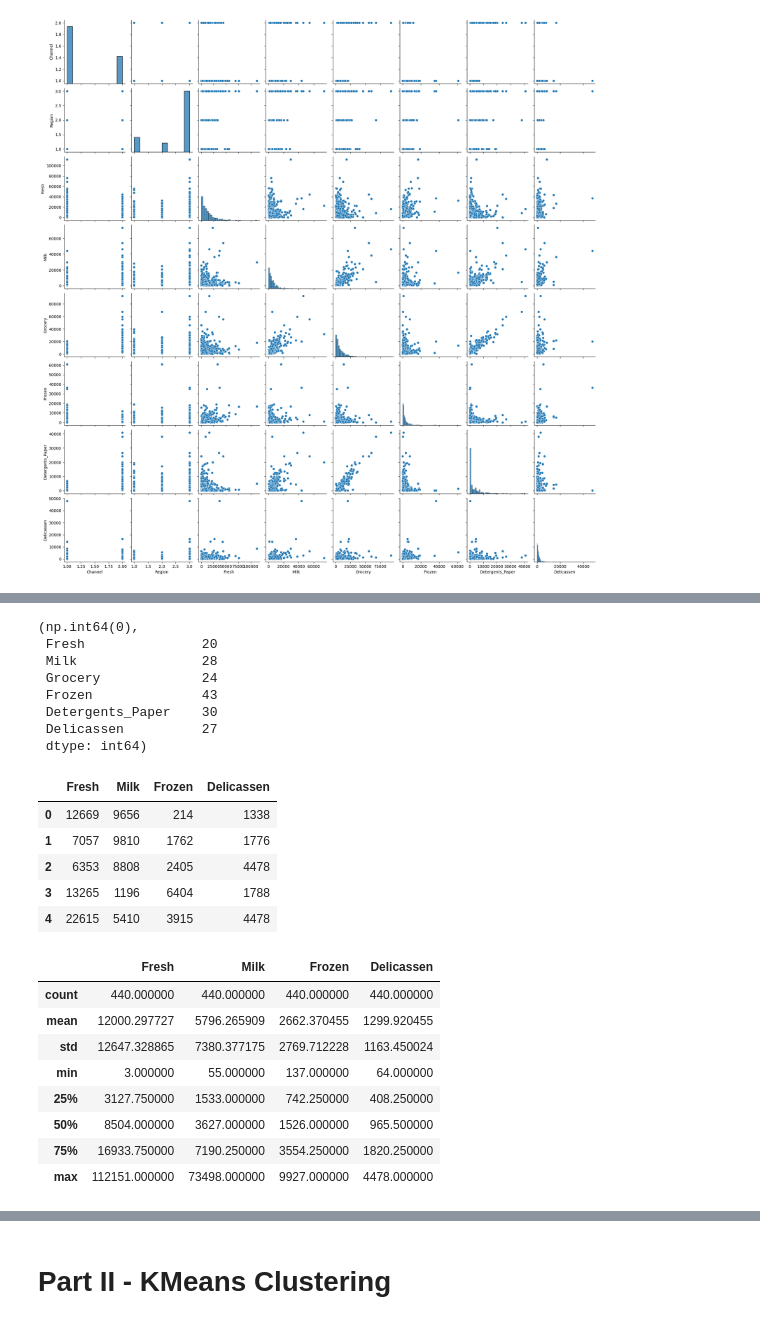
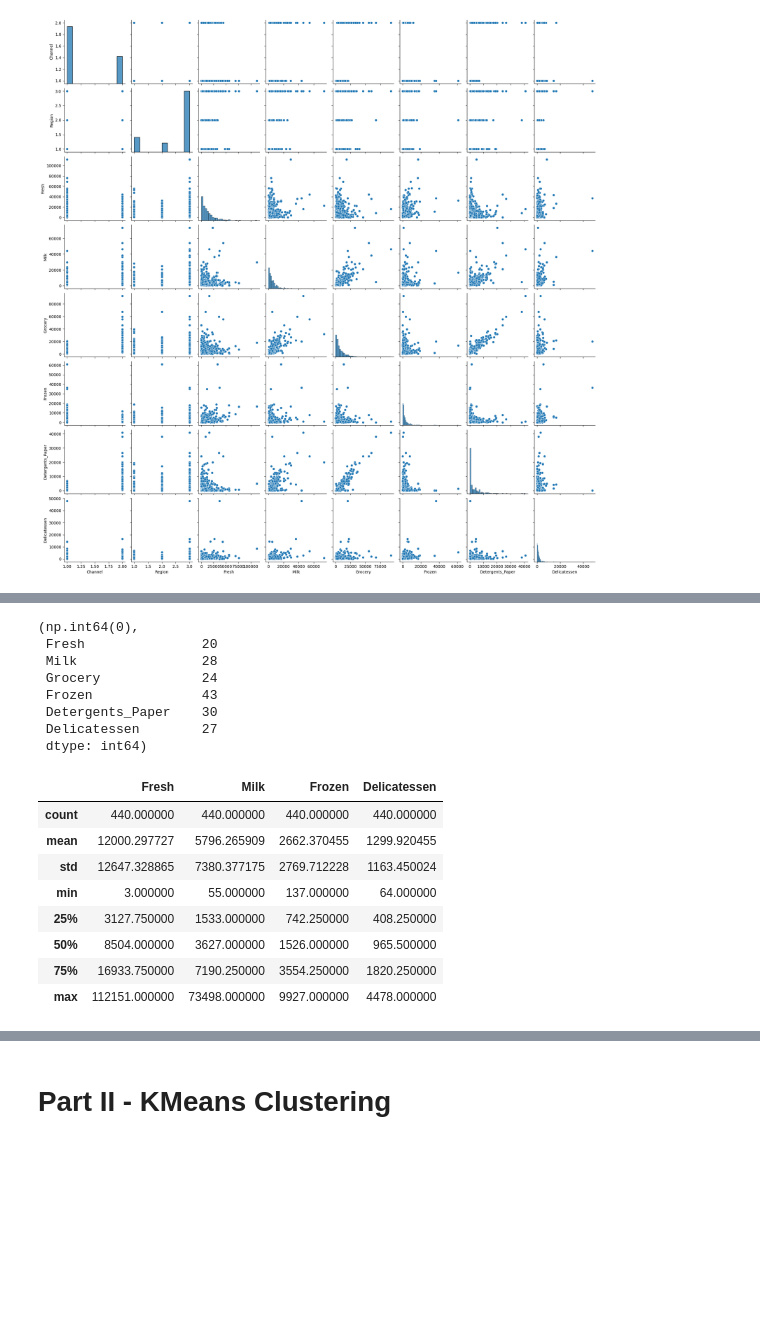
Before and after one commit to ryanlaict/ml-project-unsupervised-learning, a Jupyter notebook: Unsupervised Learning - Project.ipynb, the cells around one changed output, grey strips where cells are left out. Cells and saved outputs as stored; diff of their text form; code cells hidden in the pictures; blank space fills up the shorter version.

```diff
--- a/Unsupervised Learning - Project.ipynb
+++ b/Unsupervised Learning - Project.ipynb
@@ -52,7 +52,7 @@ dtypes: int64(8)
 memory usage: 27.6 KB
 # %%
 #Renaming columns which is mispelled
-data.rename(columns = {'Delicassen': 'Delicassen'}, inplace = True)
+data.rename(columns = {'Delicassen': 'Delicatessen'}, inplace = True)
 # %%
 data.describe()
 # %% [output]
@@ -161,13 +161,9 @@ Remaining features
 # %%
-#Check and remove duplicates
-duplicates = data.duplicated().sum() #No duplicates
-
 #identify potential outliers using the IQR method
 Q1 = data.iloc[:, 2:].quantile(0.25)  # First quartile (ignoring categorical columns)
 Q3 = data.iloc[:, 2:].quantile(0.75)  # Third quartile
 IQR = Q3 - Q1
 
-# Define outliers as values
 outliers = ((data.iloc[:, 2:] < (Q1 - 1.5 * IQR)) | (data.iloc[:, 2:] > (Q3 + 1.5 * IQR))).sum()
 
 # Display results
@@ -179,7 +175,7 @@ duplicates, outliers
  Grocery             24
  Frozen              43
  Detergents_Paper    30
- Delicassen          27
+ Delicatessen        27
  dtype: int64)
 # %%
 from scipy.stats.mstats import winsorize
@@ -190,24 +186,15 @@ df_winsorized = df_reduced.copy()
 for col in df_reduced.columns[2:]:
     df_winsorized[col] = winsorize(df_reduced[col], limits=[0.05, 0.05])  #Remove 5% of outliers on each side
 # %%
-df_winsorized.head()
+df_winsorized.describe()
 # %% [output]
-|  | Fresh | Milk | Frozen | Delicassen |
-| 0 | 12669 | 9656 | 214 | 1338 |
-| 1 | 7057 | 9810 | 1762 | 1776 |
-| 2 | 6353 | 8808 | 2405 | 4478 |
-| 3 | 13265 | 1196 | 6404 | 1788 |
-| 4 | 22615 | 5410 | 3915 | 4478 |
+|  | Fresh | Milk | Frozen | Delicatessen |
+| count | 440.000000 | 440.000000 | 440.000000 | 440.000000 |
+| mean | 12000.297727 | 5796.265909 | 2662.370455 | 1299.920455 |
+| std | 12647.328865 | 7380.377175 | 2769.712228 | 1163.450024 |
+| min | 3.000000 | 55.000000 | 137.000000 | 64.000000 |
+| 25% | 3127.750000 | 1533.000000 | 742.250000 | 408.250000 |
+| 50% | 8504.000000 | 3627.000000 | 1526.000000 | 965.500000 |
+| 75% | 16933.750000 | 7190.250000 | 3554.250000 | 1820.250000 |
+| max | 112151.000000 | 73498.000000 | 9927.000000 | 4478.000000 |
-# %%
-df_winsorized.describe()
-# %% [output]
-|  | Fresh | Milk | Frozen | Delicassen |
-| count | 440.000000 | 440.000000 | 440.000000 | 440.000000 |
-| mean | 12000.297727 | 5796.265909 | 2662.370455 | 1299.920455 |
-| std | 12647.328865 | 7380.377175 | 2769.712228 | 1163.450024 |
-| min | 3.000000 | 55.000000 | 137.000000 | 64.000000 |
-| 25% | 3127.750000 | 1533.000000 | 742.250000 | 408.250000 |
-| 50% | 8504.000000 | 3627.000000 | 1526.000000 | 965.500000 |
-| 75% | 16933.750000 | 7190.250000 | 3554.250000 | 1820.250000 |
-| max | 112151.000000 | 73498.000000 | 9927.000000 | 4478.000000 |
 # %%
```
Also changed, not shown: parts of 8 cells of this notebook.
